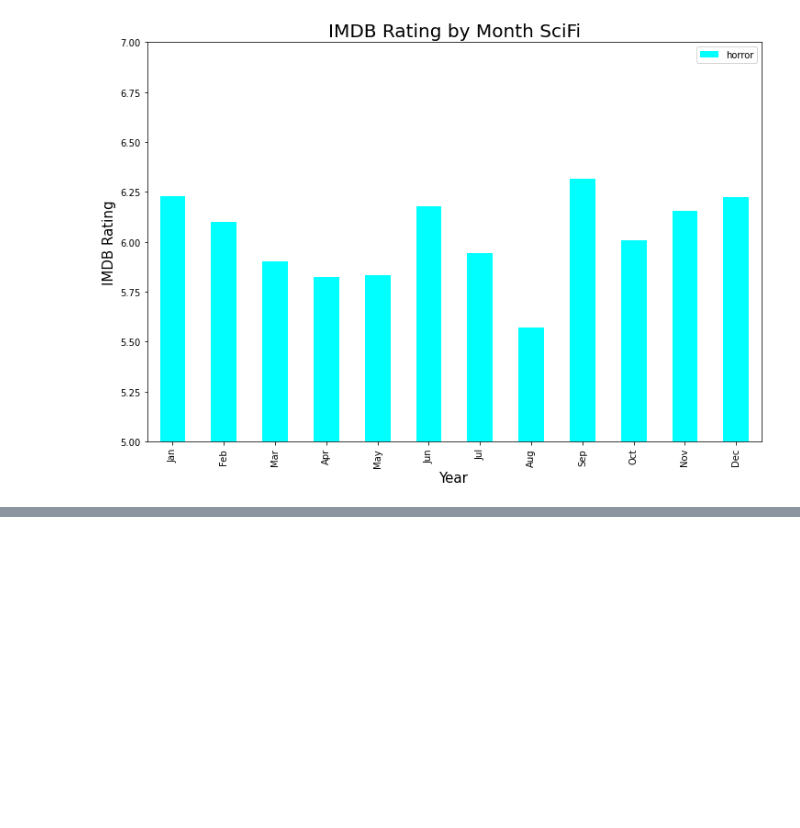
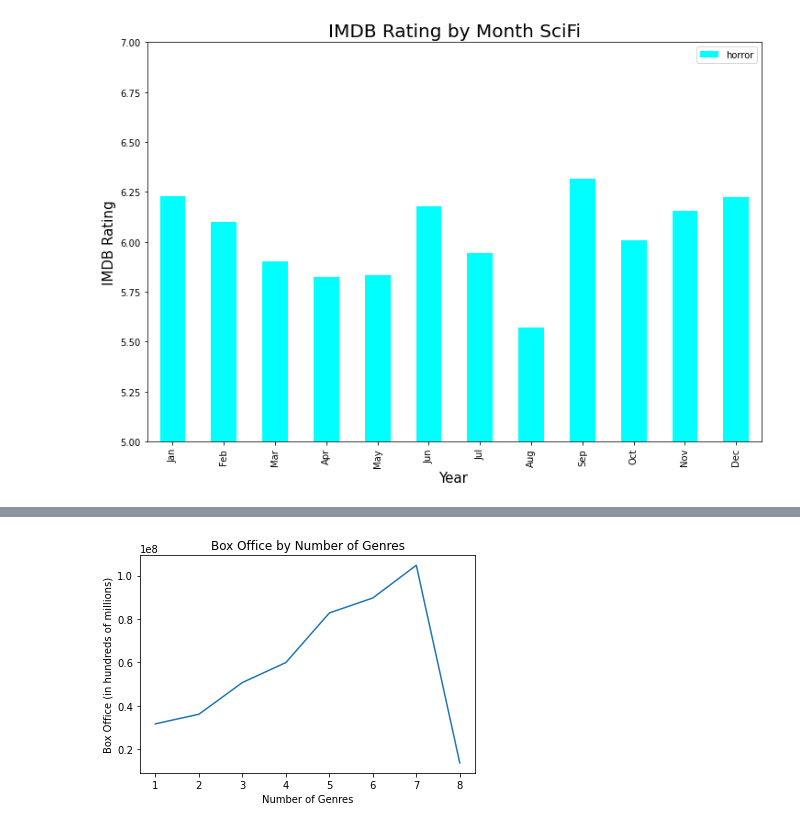
Before and after one commit to Lweston75/Project-One, a Jupyter notebook: movie_graphs.ipynb, the cells around one changed output, grey strips where cells are left out. Drawn from its saved outputs; the diff is of its cells as text; code cells hidden in the pictures; blank space fills up the shorter version.

```diff
--- a/movie_graphs.ipynb
+++ b/movie_graphs.ipynb
@@ -626,0 +627,26 @@ plt.show()
+# %%
+#Writing than reading as a csv turns lists back into strings, only with even more to deal with.  I got the number of genres by counting the commas with the following function
+
+movie_df['Num_Genres'] = ''
+for index, row in movie_df.iterrows():
+    x=1
+    for i in row['Genres']:
+        if i == ',':
+            x+=1
+    movie_df.loc[index, 'Num_Genres'] = x
+movie_df['Num_Genres'] = movie_df['Num_Genres'].astype(int)
+# %%
+numGenres_df = movie_df.groupby('Num_Genres').agg({
+    'Box_Office':'mean',
+    'IMDb Rating':'mean',
+    'Runtime (mins)': 'mean',
+    'Const':'count'
+}).reset_index()
+
+numGenres_df.rename({
+    'Box_Office': 'Average Box Office',
+    'IMDb Rating': 'Average Rating',
+    'Runtime (mins)': 'Average Length (mins)',
+    'Const':'Number of Movies'
+}, axis = 1, inplace = True)
+numGenres_df
@@ -626,0 +663,10 @@ plt.show()
+# %%
+
+plt.plot(numGenres_df['Num_Genres'], numGenres_df['Average Box Office'])
+plt.title("Box Office by Number of Genres")
+plt.ylabel("Box Office (in hundreds of millions)")
+plt.xlabel('Number of Genres')
+plt.savefig('Figures/Box Office by Number of Genres.png')
+plt.show()
+# %% [output]
+[figure, added]
```
Also changed, not shown: parts of 6 cells of this notebook, 4 other files.
